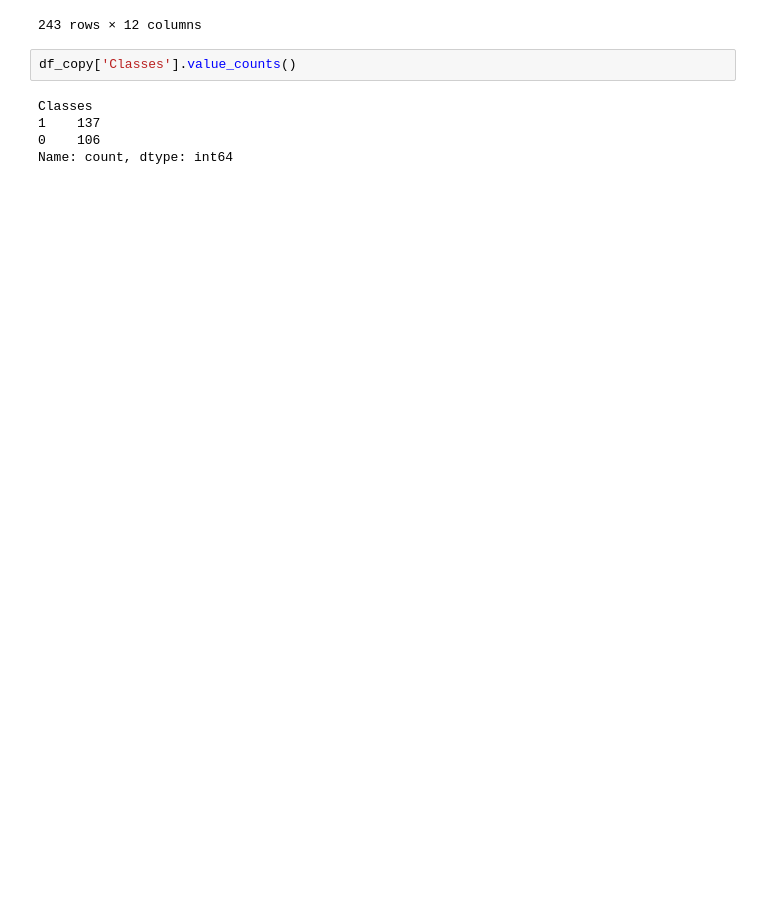
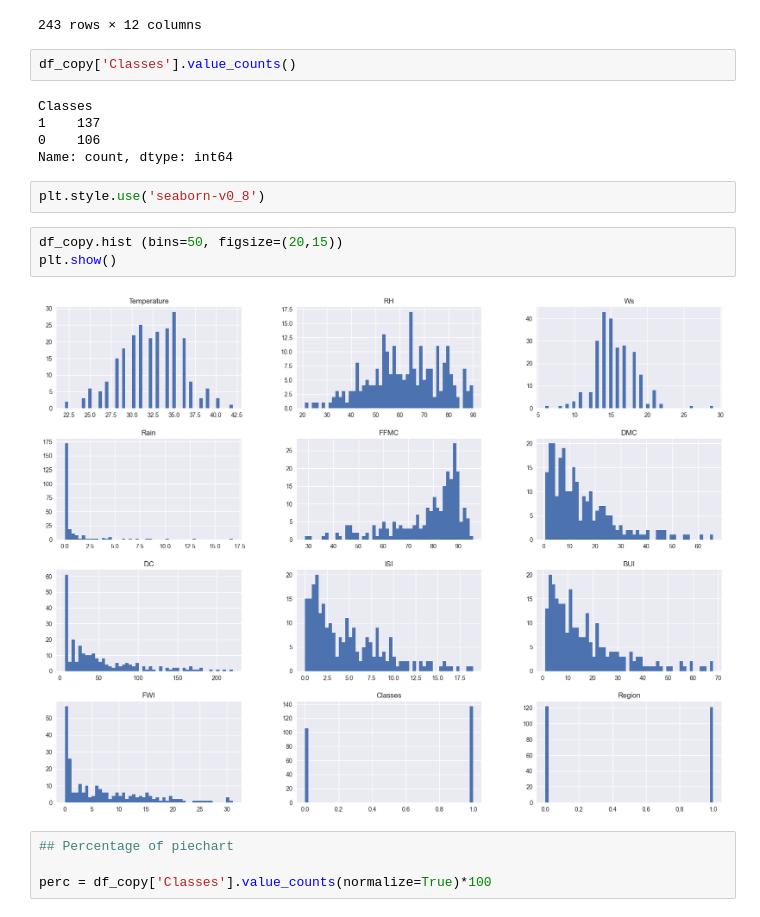
Before and after one commit to biswaisop/Algeria-forest-fires, a Jupyter notebook: regression.ipynb, the cells around one changed output. Cells and saved outputs as stored; diff of their text form; blank space fills up the shorter version.

```diff
--- a/regression.ipynb
+++ b/regression.ipynb
@@ -189,3 +190,14 @@ Classes
 1    137
 0    106
 Name: count, dtype: int64
+# %%
+plt.style.use('seaborn-v0_8')
+# %%
+df_copy.hist (bins=50, figsize=(20,15))
+plt.show()
+# %% [output]
+[figure, added]
+# %%
+## Percentage of piechart
+
+perc = df_copy['Classes'].value_counts(normalize=True)*100
```
Also changed, not shown: parts of 10 cells of this notebook.
